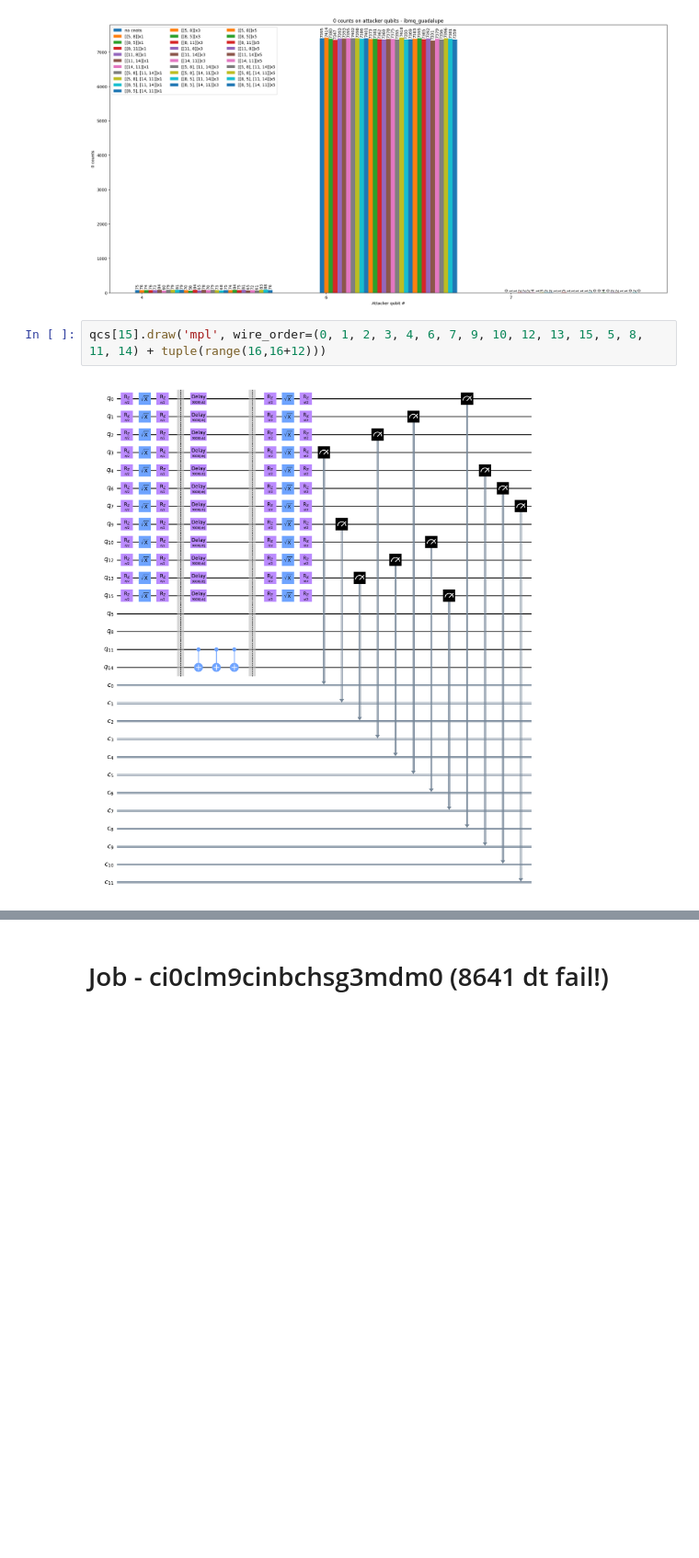
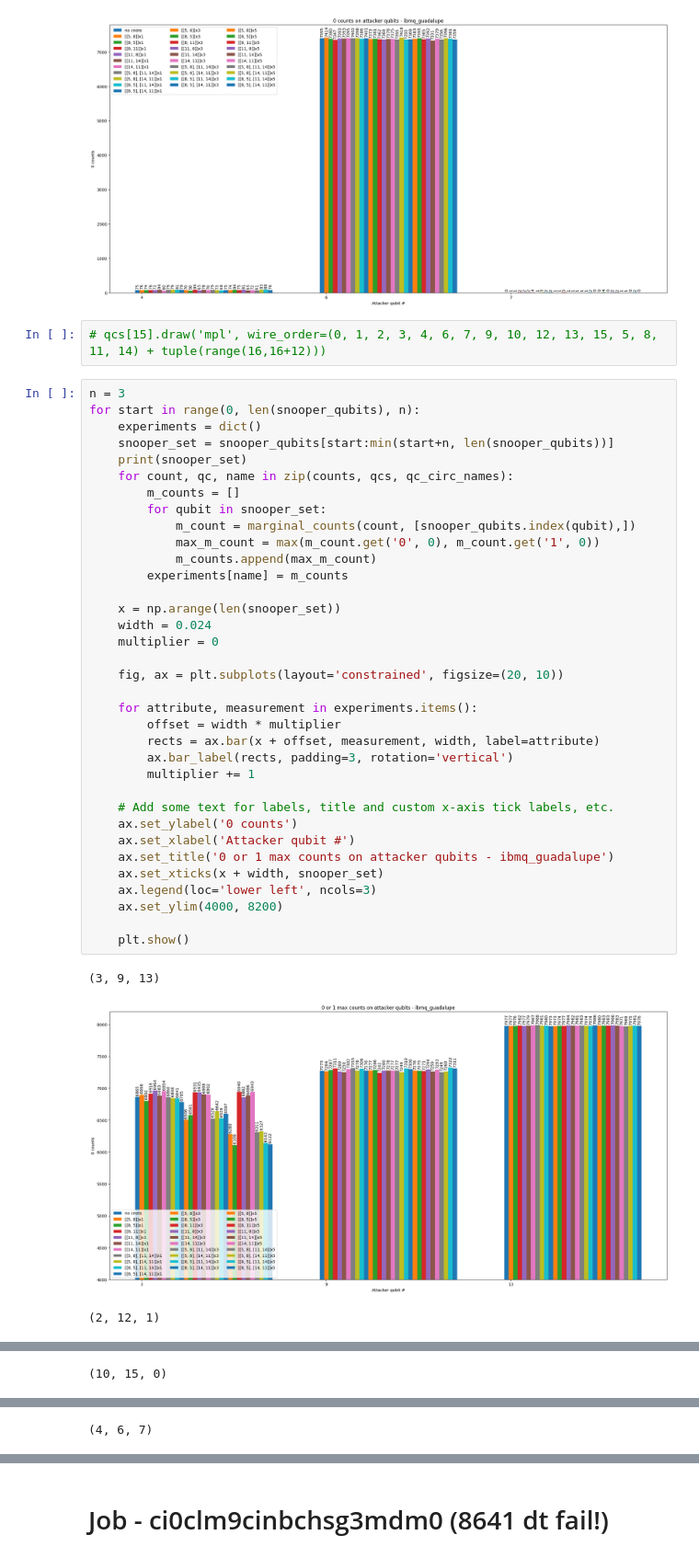
Before and after one commit to thspreetham98/quantum_snooping_v1, a Jupyter notebook: analysis/4_qubit_chain_5_8_11_14_guadalupe_time_window.ipynb, the cells around one changed output, grey strips where cells are left out. Shown at 92% size. Drawn from its saved outputs; the diff is of its cells as text; blank space fills up the shorter version.

```diff
--- a/analysis/4_qubit_chain_5_8_11_14_guadalupe_time_window.ipynb
+++ b/analysis/4_qubit_chain_5_8_11_14_guadalupe_time_window.ipynb
@@ -93,6 +93,43 @@ for start in range(0, len(snooper_qubits), n):
 (4, 6, 7)
 [figure]
 # %%
-qcs[15].draw('mpl', wire_order=(0, 1, 2, 3, 4, 6, 7, 9, 10, 12, 13, 15, 5, 8, 11, 14) + tuple(range(16,16+12)))
+# qcs[15].draw('mpl', wire_order=(0, 1, 2, 3, 4, 6, 7, 9, 10, 12, 13, 15, 5, 8, 11, 14) + tuple(range(16,16+12)))
-# %% [output]
-[figure, removed]
+# %%
+n = 3
+for start in range(0, len(snooper_qubits), n):
+    experiments = dict()
+    snooper_set = snooper_qubits[start:min(start+n, len(snooper_qubits))]
+    print(snooper_set)
+    for count, qc, name in zip(counts, qcs, qc_circ_names):
+        m_counts = []
+        for qubit in snooper_set:
+            m_count = marginal_counts(count, [snooper_qubits.index(qubit),])
+            max_m_count = max(m_count.get('0', 0), m_count.get('1', 0))
+            m_counts.append(max_m_count)
+        experiments[name] = m_counts
+
+    x = np.arange(len(snooper_set))
+    width = 0.024
+    multiplier = 0
+
+    fig, ax = plt.subplots(layout='constrained', figsize=(20, 10))
+
+    for attribute, measurement in experiments.items():
+        offset = width * multiplier
+        rects = ax.bar(x + offset, measurement, width, label=attribute)
+        ax.bar_label(rects, padding=3, rotation='vertical')
+        multiplier += 1
+
+    # Add some text for labels, title and custom x-axis tick labels, etc.
+    ax.set_ylabel('0 counts')
+    ax.set_xlabel('Attacker qubit #')
+    ax.set_title('0 or 1 max counts on attacker qubits - ibmq_guadalupe')
+    ax.set_xticks(x + width, snooper_set)
+    ax.legend(loc='lower left', ncols=3)
+    ax.set_ylim(4000, 8200)
+
+    plt.show()
+# %% [output]
+(3, 9, 13)
+[figure, added]
+(2, 12, 1)
@@ -98,0 +137 @@ qcs[15].draw('mpl', wire_order=(0, 1, 2, 3, 4, 6, 7, 9, 10, 12, 13, 15, 5, 8, 11
+(10, 15, 0)
@@ -98,0 +139 @@ qcs[15].draw('mpl', wire_order=(0, 1, 2, 3, 4, 6, 7, 9, 10, 12, 13, 15, 5, 8, 11
+(4, 6, 7)
```
Also changed, not shown: parts of 1 cell of this notebook, 9 other files.
